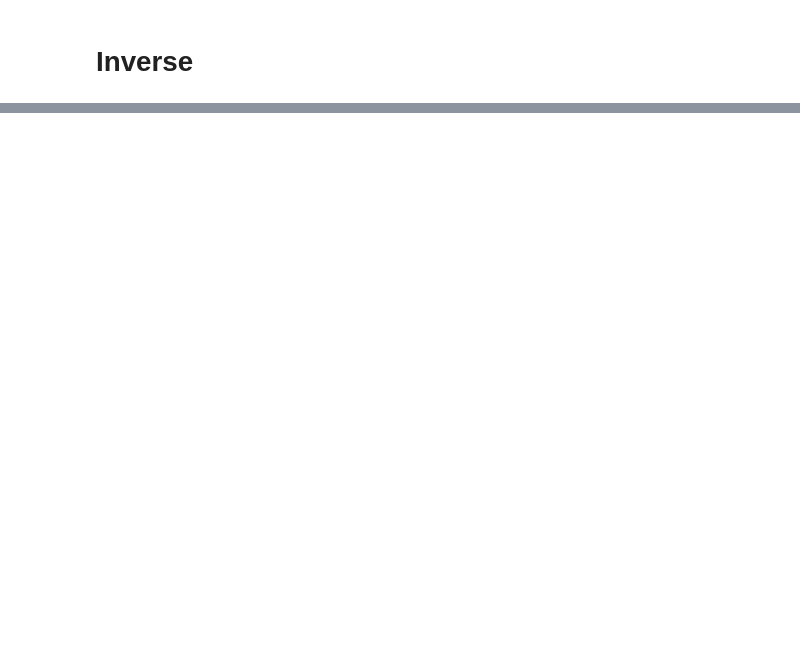
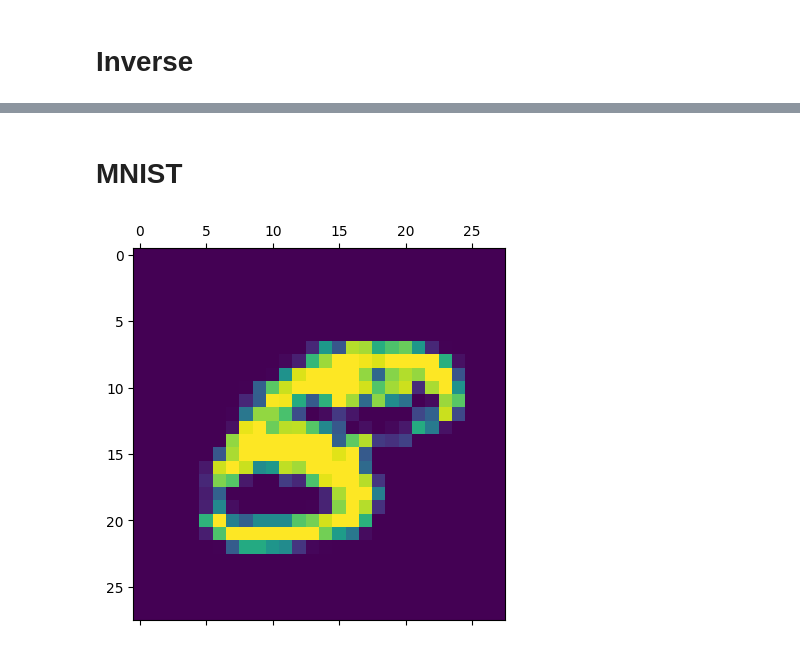
Before and after one commit to futrmain/sylvestorch, a Jupyter notebook: exploration.ipynb, the cells around one changed output, grey strips where cells are left out. Saved outputs shown, nothing was run; the diff lists cells and outputs as text; code cells hidden in the pictures; blank space fills up the shorter version.

Commit message:
Added MNIST in exploration notebook

```diff
--- a/exploration.ipynb
+++ b/exploration.ipynb
@@ -60,0 +62,2 @@ Maximum difference (element-wise) between input and reversed-output:    3.576279
+# %% [markdown]
+# MNIST
@@ -60,0 +112,5 @@ Maximum difference (element-wise) between input and reversed-output:    3.576279
+# %%
+plt.matshow(x[0][0,0,:,:])
+plt.show()
+# %% [output]
+[figure, added]
```
Also changed, not shown: parts of 7 cells of this notebook, 1 other file.
